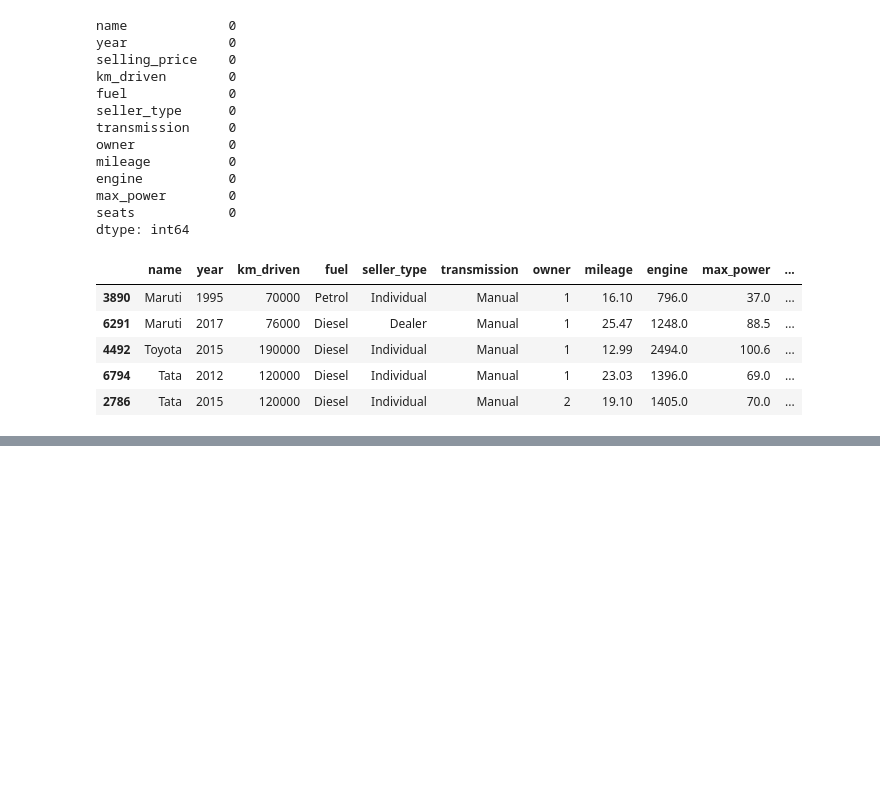
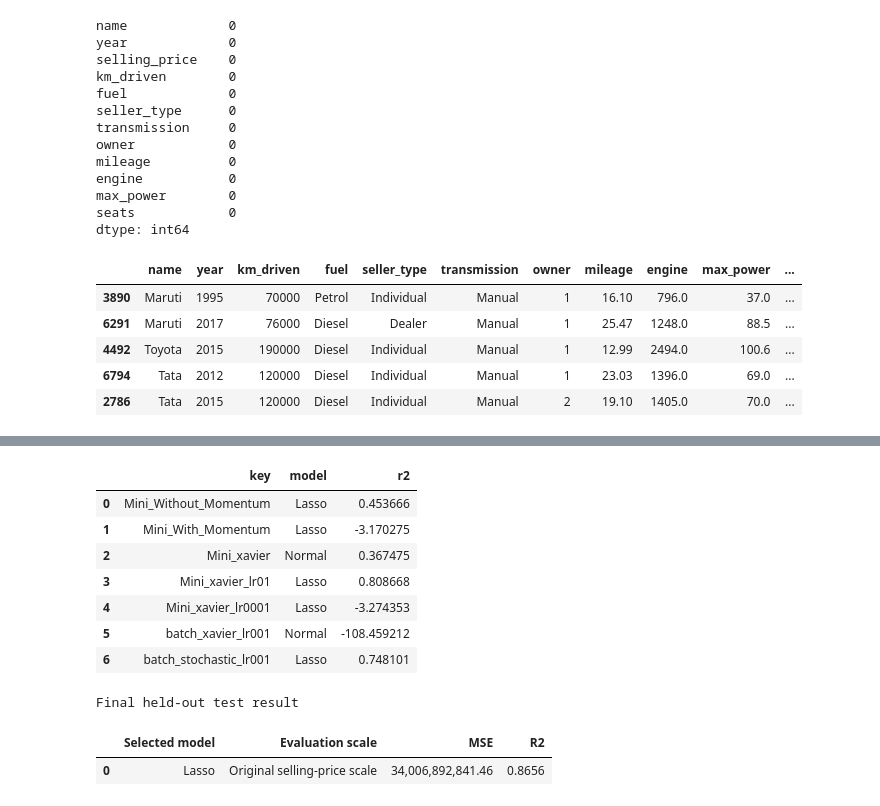
Before and after one commit to KhaingMonKyaw/car_price_prediction, a Jupyter notebook: code/train_predicting_car_price.ipynb, the cells around one changed output, grey strips where cells are left out. Drawn from its saved outputs; the diff is of its cells as text; code cells hidden in the pictures; blank space fills up the shorter version.

```diff
--- a/code/train_predicting_car_price.ipynb
+++ b/code/train_predicting_car_price.ipynb
@@ -490,0 +1563,36 @@ The Random Forest model performs well, achieving a training R² of 0.969 and a t
+# %%
+# Final comparison tables
+best_models_df
+# %% [output]
+|  | key | model | r2 |
+| 0 | Mini_Without_Momentum | Lasso | 0.453666 |
+| 1 | Mini_With_Momentum | Lasso | -3.170275 |
+| 2 | Mini_xavier | Normal | 0.367475 |
+| 3 | Mini_xavier_lr01 | Lasso | 0.808668 |
+| 4 | Mini_xavier_lr0001 | Lasso | -3.274353 |
+| 5 | batch_xavier_lr001 | Normal | -108.459212 |
+| 6 | batch_stochastic_lr001 | Lasso | 0.748101 |
+# %%
+# Final comparison tables
+#configuration_comparison = pd.DataFrame([
+#   ["Mini, zeros, lr=0.001, no momentum", "Lasso", 0.453142],
+#    ["Mini, zeros, lr=0.001, momentum", "Lasso", -3.167564],
+#    ["Mini, Xavier, lr=0.001, no momentum", "Normal", 0.384810],
+#    ["Mini, Xavier, lr=0.01, no momentum", "Lasso", 0.732308],
+#    ["Mini, Xavier, lr=0.0001, no momentum", "Lasso", -2.931800],
+#    ["Batch, Xavier, lr=0.001, no momentum", "Lasso", -109.107697],
+#    ["Stochastic, Xavier, lr=0.0001, no momentum", "Lasso", 0.710328],
+#], columns=["Configuration", "Best model", "Mean validation R2"])
+
+
+
+
+print("Final test result")
+test_summary = pd.DataFrame([
+    ["Lasso", "Original selling-price scale", float(mse), float(r2)]
+], columns=["Selected model", "Evaluation scale", "MSE", "R2"])
+display(test_summary.style.format({"MSE": "{:,.2f}", "R2": "{:.4f}"}))
+# %% [output]
+Final held-out test result
+|  | Selected model | Evaluation scale | MSE | R2 |
+| 0 | Lasso | Original selling-price scale | 34,006,892,841.46 | 0.8656 |
```
Also changed, not shown: parts of 23 cells of this notebook, 52 other files.
